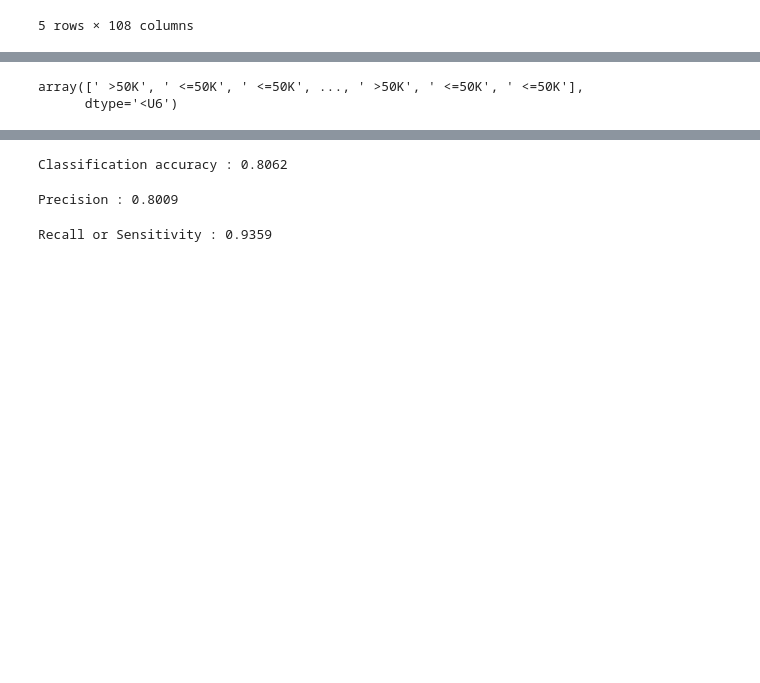
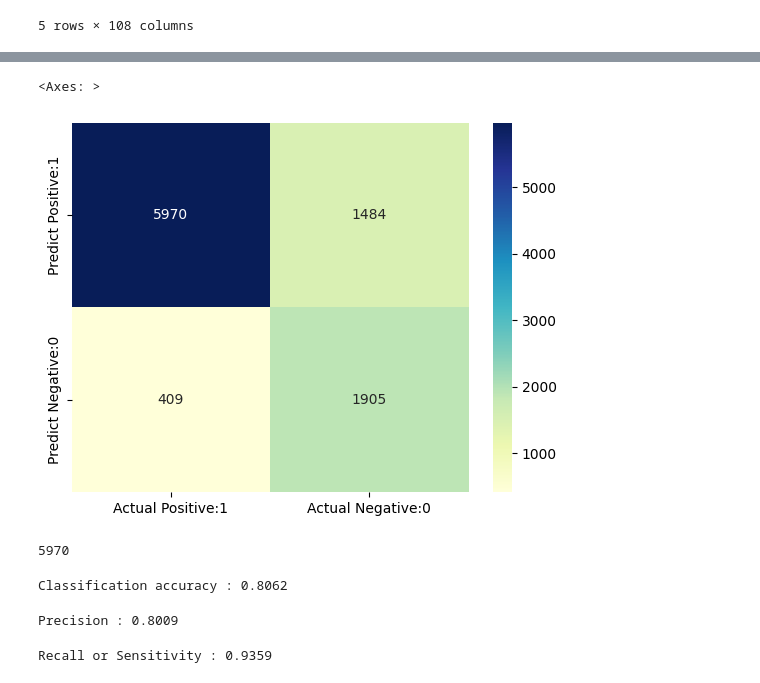
Before and after one commit to ridwan-bvk/SAKOLA-PASCA, a Jupyter notebook: SEMESTER 1/DATA MINING/_TUGAS/DISKUSI/PERTEMUAN KE-5 KALISIFIKASI NAIVE BAYES/OLAH DATA/naive bayes done.ipynb, the cells around one changed output, grey strips where cells are left out. Cells and saved outputs as stored; diff of their text form; code cells hidden in the pictures; blank space fills up the shorter version.

```diff
--- a/SEMESTER 1/DATA MINING/_TUGAS/DISKUSI/PERTEMUAN KE-5 KALISIFIKASI NAIVE BAYES/OLAH DATA/naive bayes done.ipynb
+++ b/SEMESTER 1/DATA MINING/_TUGAS/DISKUSI/PERTEMUAN KE-5 KALISIFIKASI NAIVE BAYES/OLAH DATA/naive bayes done.ipynb
@@ -3,9 +3,13 @@
 import numpy as np
 import pandas as pd
 import matplotlib.pyplot as plt
+from sklearn.metrics import confusion_matrix,log_loss
+from sklearn.preprocessing import RobustScaler
+import seaborn as sns # for statistical data visualization
+%matplotlib inline
 
 # select data
-df = pd.read_csv ("Data Remaja Orang Dewasa.csv")
+df = pd.read_csv ("Data Set Adults.csv")
 
 # tambahkan nama kolom
 nama_kolom = ['age', 'workclass', 'fnlwgt', 'education', 'education_num', 'marital_status', 'occupation', 'relationship',
@@ -15,4 +19,4 @@ nama_kolom = ['age', 'workclass', 'fnlwgt', 'education', 'education_num', 'marit
 df.columns = nama_kolom
 
 # tampilan data
-df.head()
+# df.head()
@@ -79,9 +108,6 @@ GaussianNB()
 # %%
 y_pred = gnb.predict(X_test)
 
-y_pred
+# y_pred
-# %% [output]
-array([' >50K', ' <=50K', ' <=50K', ..., ' >50K', ' <=50K', ' <=50K'],
-      dtype='<U6')
 # %%
 # Print the Confusion Matrix and slice it into four pieces
@@ -114,7 +129,20 @@ False Positives(FP) =  1484
 False Negatives(FN) =  409
+# %%
+import seaborn as sns
+# visualize confusion matrix with seaborn heatmap
+
+cm_matrix = pd.DataFrame(data=cm, columns=['Actual Positive:1', 'Actual Negative:0'],
+                                 index=['Predict Positive:1', 'Predict Negative:0'])
+
+sns.heatmap(cm_matrix, annot=True, fmt='d', cmap='YlGnBu')
+# %% [output]
+<Axes: >
+[figure, added]
 # %%
 TP = cm[0,0]
 TN = cm[1,1]
 FP = cm[0,1]
 FN = cm[1,0]
+# %% [output]
+5970
 # %%
```
Also changed, not shown: parts of 16 cells of this notebook, 15 other files.
